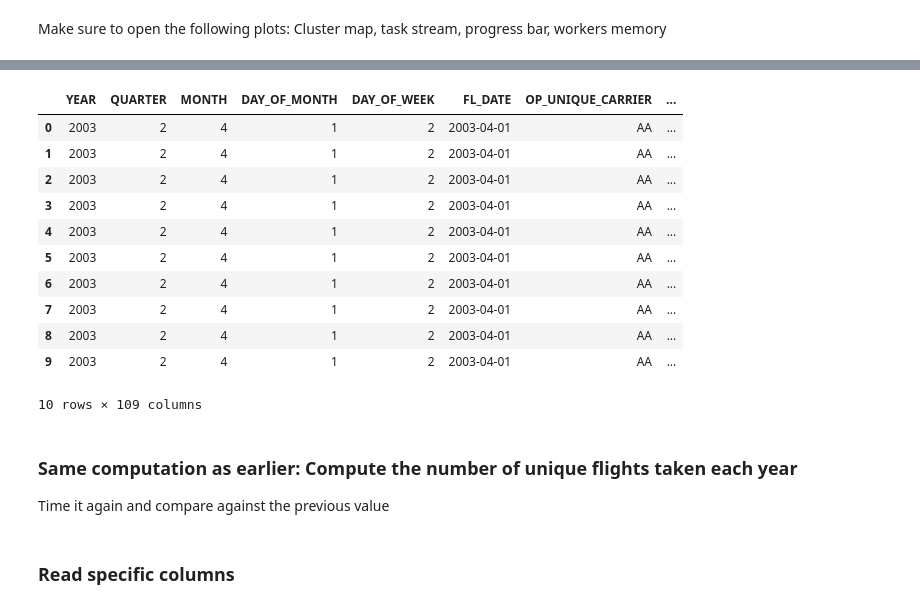
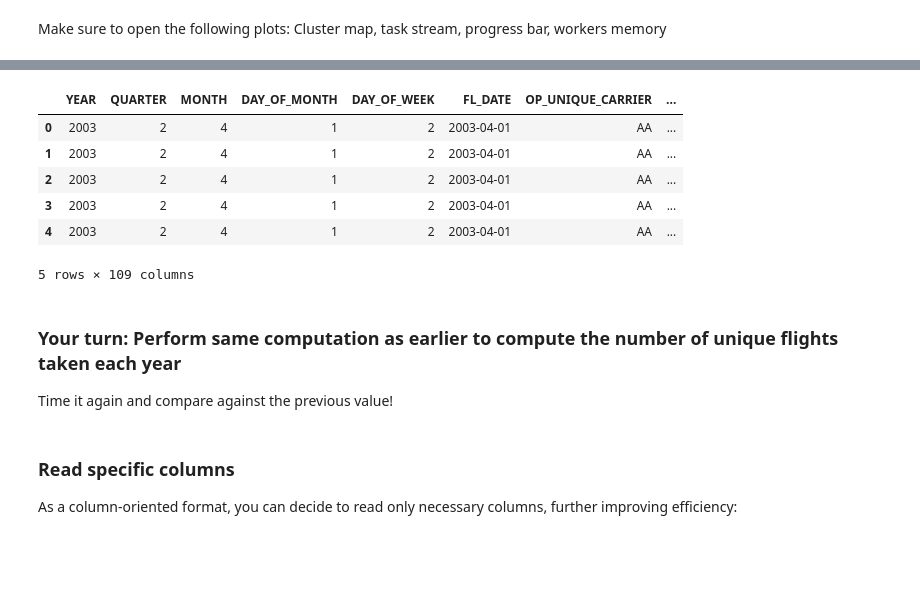
Before and after one commit to nebari-dev/big-data-tutorial, a Jupyter notebook: pycon-us-2023/data-of-an-unusual-size-tutorial/04-storage-formats.ipynb, the cells around one changed output, grey strips where cells are left out. Cells and saved outputs as stored; diff of their text form; code cells hidden in the pictures; blank space fills up the shorter version.

```diff
--- a/pycon-us-2023/data-of-an-unusual-size-tutorial/04-storage-formats.ipynb
+++ b/pycon-us-2023/data-of-an-unusual-size-tutorial/04-storage-formats.ipynb
@@ -156,5 +160,5 @@ Wall time: 3.41 s
 # %%
 %%time
 
-ddf_pq.head(10)
+ddf_pq.head()
 # %% [output]
@@ -163,19 +167,14 @@ Wall time: 1.01 s
 |  | YEAR | QUARTER | MONTH | DAY_OF_MONTH | DAY_OF_WEEK | FL_DATE | OP_UNIQUE_CARRIER | ... |
 | 0 | 2003 | 2 | 4 | 1 | 2 | 2003-04-01 | AA | ... |
 | 1 | 2003 | 2 | 4 | 1 | 2 | 2003-04-01 | AA | ... |
 | 2 | 2003 | 2 | 4 | 1 | 2 | 2003-04-01 | AA | ... |
 | 3 | 2003 | 2 | 4 | 1 | 2 | 2003-04-01 | AA | ... |
 | 4 | 2003 | 2 | 4 | 1 | 2 | 2003-04-01 | AA | ... |
-| 5 | 2003 | 2 | 4 | 1 | 2 | 2003-04-01 | AA | ... |
-| 6 | 2003 | 2 | 4 | 1 | 2 | 2003-04-01 | AA | ... |
-| 7 | 2003 | 2 | 4 | 1 | 2 | 2003-04-01 | AA | ... |
-| 8 | 2003 | 2 | 4 | 1 | 2 | 2003-04-01 | AA | ... |
-| 9 | 2003 | 2 | 4 | 1 | 2 | 2003-04-01 | AA | ... |
-10 rows × 109 columns
+5 rows × 109 columns
 # %% [markdown]
-### Same computation as earlier: Compute the number of unique flights taken each year
+### Your turn: Perform same computation as earlier to compute the number of unique flights taken each year
 
-Time it again and compare against the previous value
+Time it again and compare against the previous value!
 # %%
 # Your code here
 # %%
@@ -185,5 +184,7 @@ ddf_pq.groupby('MONTH').OP_UNIQUE_CARRIER.count().compute()
 # %% [markdown]
 ### Read specific columns
+
+As a column-oriented format, you can decide to read only necessary columns, further improving efficiency:
 # %%
 %%time
 
```
Also changed, not shown: parts of 45 cells of this notebook, 1 other file.
